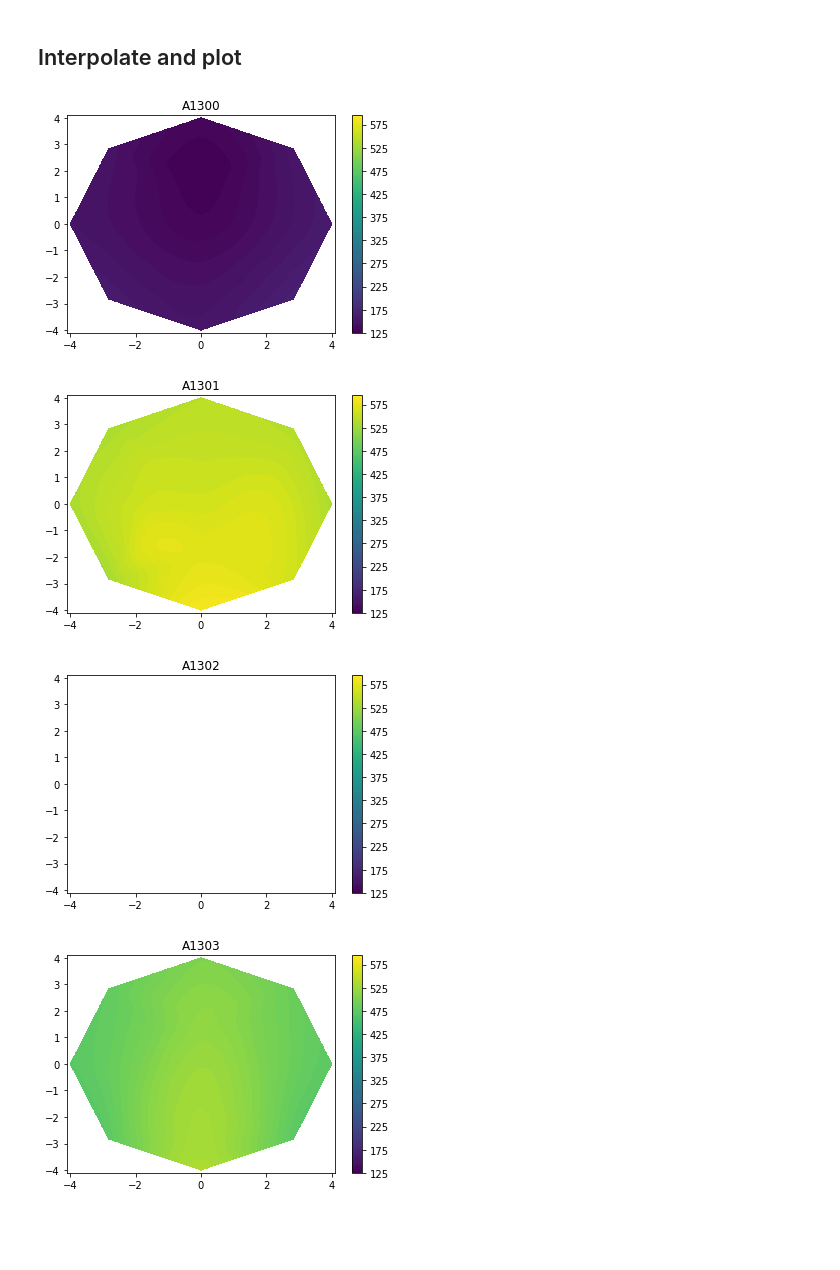
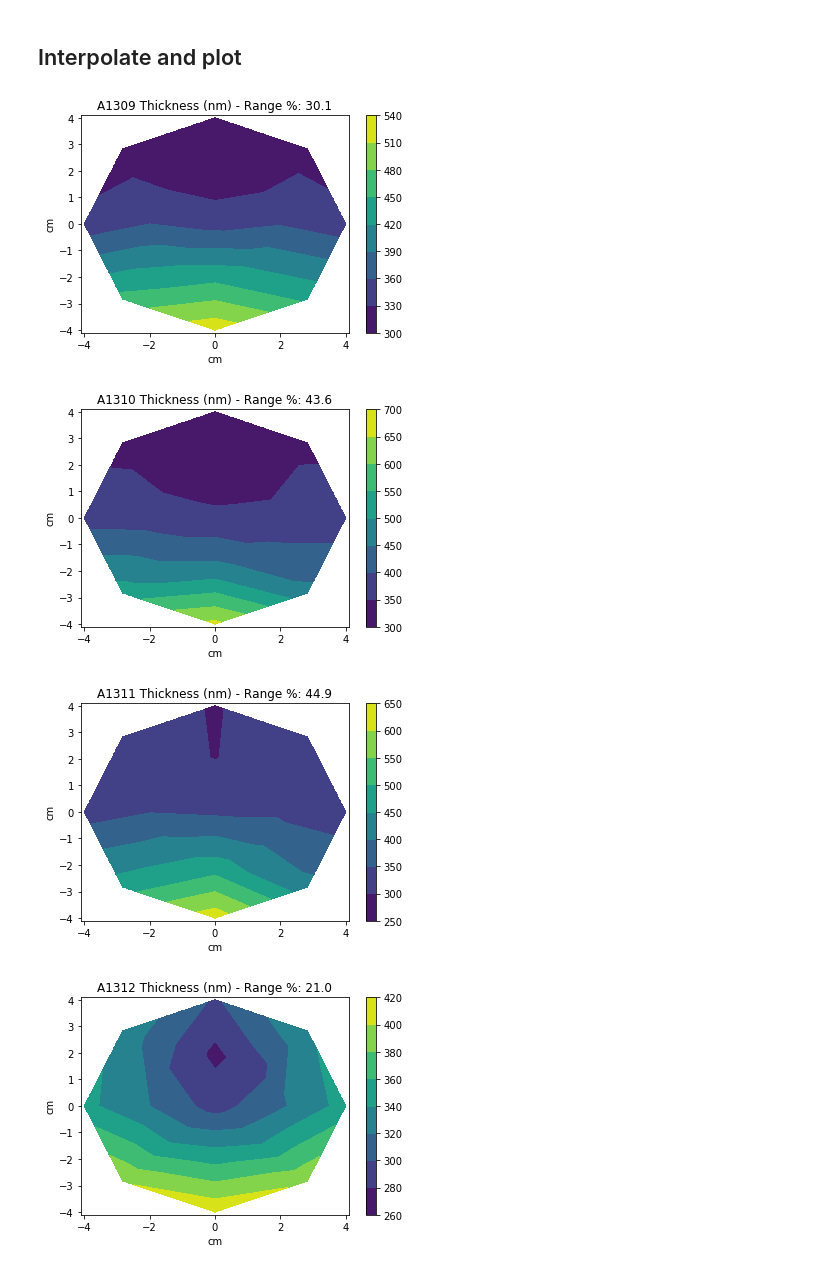
Before and after one commit to orlando-trejo/Dasgroupta, a Jupyter notebook: Ellipsometry/wafer_map.ipynb, the cells around one changed output. Drawn from its saved outputs; the diff is of its cells as text; code cells hidden in the pictures; blank space fills up the shorter version.

Commit message:
added more data files and updated notebook

```diff
--- a/Ellipsometry/wafer_map.ipynb
+++ b/Ellipsometry/wafer_map.ipynb
@@ -15,7 +15,7 @@ from matplotlib.ticker import MaxNLocator
 ## Import and clean data
 # %%
 # Import raw data from excel file and collect sheet names
-data = pd.ExcelFile('20180514_ZnO_SnO2.xlsx')
+data = pd.ExcelFile('20180')
 samples = data.sheet_names
 
 # Get x and y coordinates from ellipsometry map
@@ -45,17 +45,19 @@ xi,yi = np.meshgrid(xi,yi)
 # %%
 #fig, ax = plt.subplots(nrows=2, ncols=2)
 #levels = MaxNLocator(nbins=100).tick_values(125.71, 590.11)
 
 # Interpolate using three different methods and plot
 for i in range(0, len(samples)):
-    zi = griddata((x, y), df[samples[i]], (xi, yi), method='cubic')
-    #r, c = (i) // 2, (i) % 2
-    plt.contourf(xi, yi, zi, levels=levels)
+    zi = griddata((x, y), df[samples[i]], (xi, yi), method='linear')
+    rng = (df[samples[i]].max()-df[samples[i]].min())/df[samples[i]].mean()/2*100
+    plt.contourf(xi, yi, zi)
+    plt.xlabel('cm')
+    plt.ylabel('cm')
     plt.colorbar()
-    plt.title(samples[i])
+    plt.title('{} Thickness (nm) - Range %: {}'.format(samples[i], np.round(rng,1)))
     plt.show()
 # %% [output]
-[figure, old version]
+[figure, new version]
-[figure, old version]
+[figure, new version]
-[figure, old version]
+[figure, new version]
-[figure, old version]
+[figure, new version]
```
Also changed, not shown: parts of 2 cells of this notebook, 3 other files.
